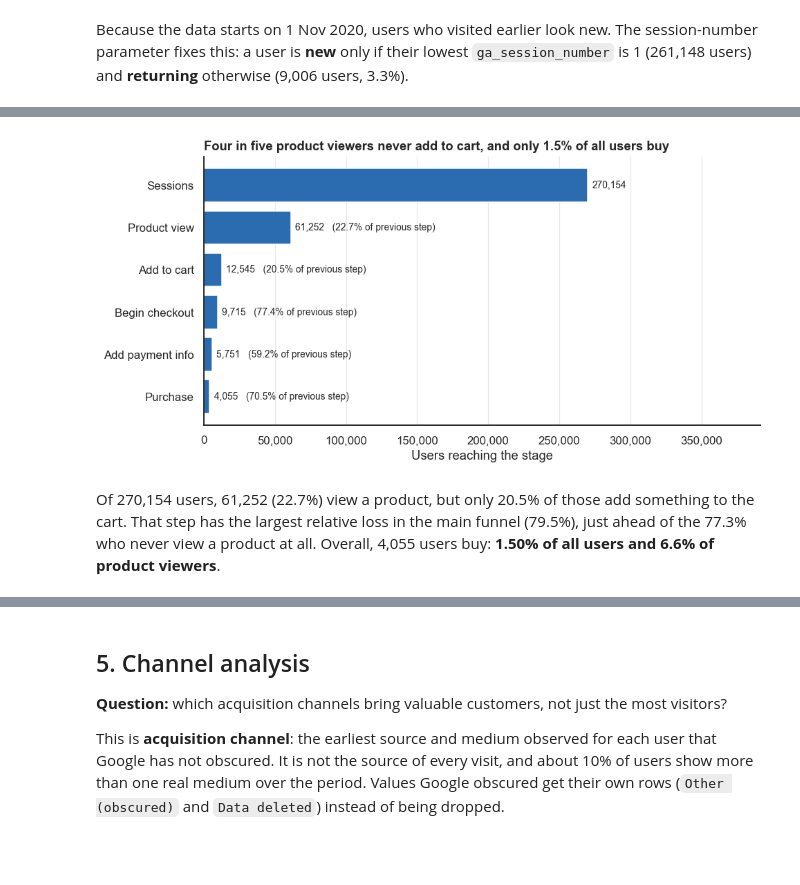
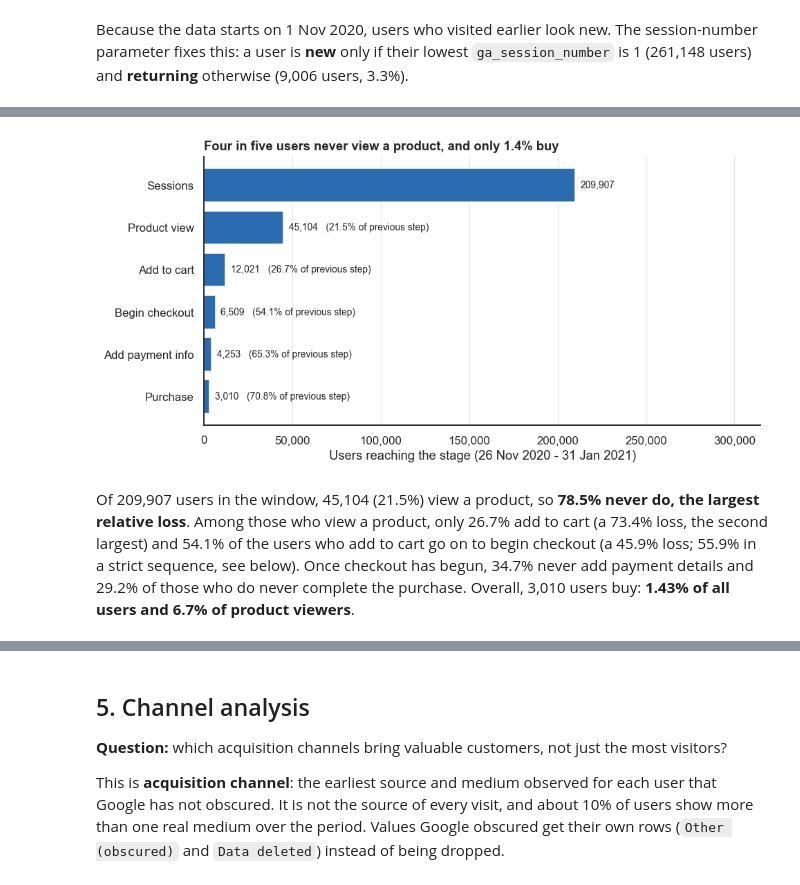
Before and after one commit to OmkarJayvantJadhav/Shop-Trail, a Jupyter notebook: notebooks/ShopTrail_Analysis.ipynb, the cells around one changed output, grey strips where cells are left out. Drawn from its saved outputs; the diff is of its cells as text; code cells hidden in the pictures; blank space fills up the shorter version.

```diff
--- a/notebooks/ShopTrail_Analysis.ipynb
+++ b/notebooks/ShopTrail_Analysis.ipynb
@@ -155,28 +217,29 @@ The main funnel counts **users** and is **open**: a stage counts everyone who re
 # %%
 steps = load("04_funnel_steps.csv")
 main = steps[~steps.is_diagnostic].reset_index(drop=True)
+main["step_conv"] = main.users / main.users.shift(1) * 100  # from the counts, to avoid rounding twice
 
 fig, ax = plt.subplots(figsize=(9, 4.6))
 y = np.arange(len(main))[::-1]
 ax.barh(y, main.users, color=BLUE)
 for yi, row in zip(y, main.itertuples()):
     label = f"{row.users:,.0f}"
-    if not np.isnan(row.users_step_conversion_pct) and row.stage_order > 1:
-        label += f"   ({row.users_step_conversion_pct:.1f}% of previous step)"
+    if row.stage_order > 1:
+        label += f"   ({row.step_conv:.1f}% of previous step)"
     ax.text(row.users + 3000, yi, label, va="center", fontsize=9)
 ax.set_yticks(y)
 ax.set_yticklabels(main.stage)
 thousands(ax)
 light_grid(ax, "x")
-ax.set_xlim(0, main.users.max() * 1.45)
-ax.set_xlabel("Users reaching the stage")
-ax.set_title("Four in five product viewers never add to cart, and only 1.5% of all users buy")
+ax.set_xlim(0, main.users.max() * 1.5)
+ax.set_xlabel("Users reaching the stage (26 Nov 2020 - 31 Jan 2021)")
+ax.set_title("Four in five users never view a product, and only 1.4% buy")
 plt.tight_layout()
 plt.show()
 # %% [output]
-[figure, old version]
+[figure, new version]
-# %% [markdown]
-Of 270,154 users, 61,252 (22.7%) view a product, but only 20.5% of those add something to the cart. That step has the largest relative loss in the main funnel (79.5%), just ahead of the 77.3% who never view a product at all. Overall, 4,055 users buy: **1.50% of all users and 6.6% of product viewers**.
+# %% [markdown]
+Of 209,907 users in the window, 45,104 (21.5%) view a product, so **78.5% never do, the largest relative loss**. Among those who view a product, only 26.7% add to cart (a 73.4% loss, the second largest) and 54.1% of the users who add to cart go on to begin checkout (a 45.9% loss; 55.9% in a strict sequence, see below). Once checkout has begun, 34.7% never add payment details and 29.2% of those who do never complete the purchase. Overall, 3,010 users buy: **1.43% of all users and 6.7% of product viewers**.
 # %%
 show = steps[["stage", "users", "users_step_conversion_pct", "users_overall_conversion_pct", "users_drop_off", "users_drop_off_pct", "sessions", "sessions_step_conversion_pct"]].copy()
 show.columns = ["Stage", "Users", "Step conv. %", "Overall conv. %", "Users lost", "Relative drop-off %", "Sessions", "Sessions step conv. %"]
```
Also changed, not shown: parts of 40 cells of this notebook, 6 other files.
